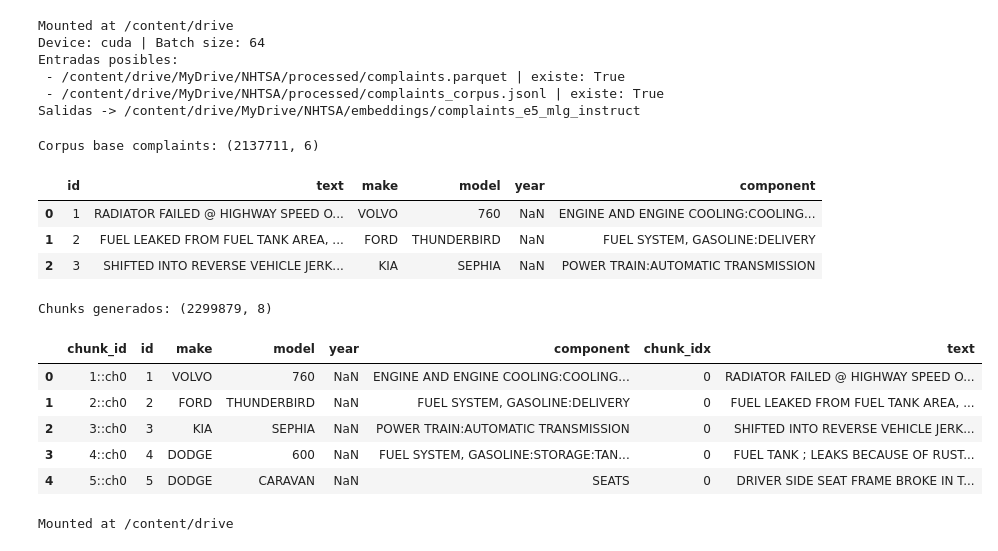
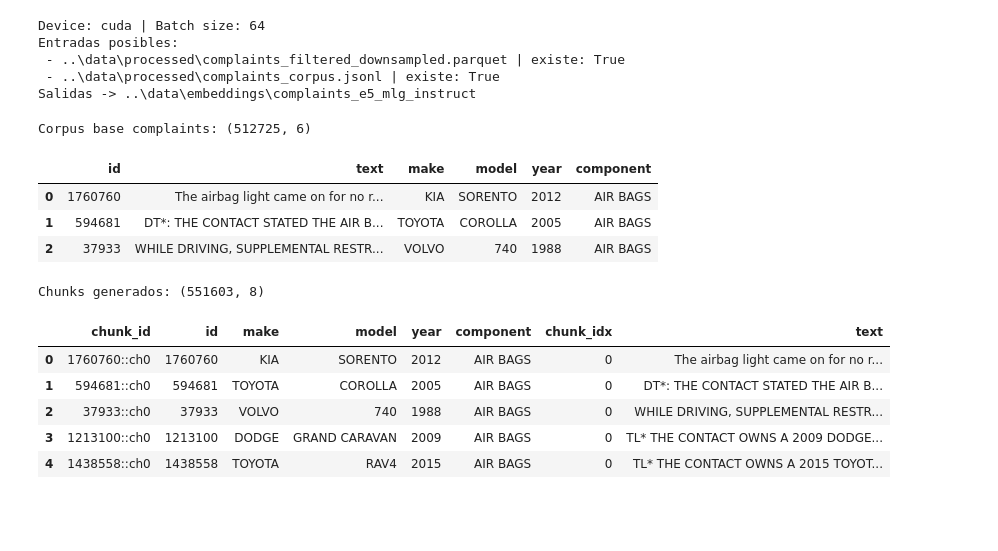
Before and after one commit to erikmoralestec/proyecto-integrador-grafos-de-conocimiento-llm, a Jupyter notebook: notebooks/3.2-Encajes de complaints.ipynb, the cells around one changed output. Drawn from its saved outputs; the diff is of its cells as text; code cells hidden in the pictures; blank space fills up the shorter version.

```diff
--- a/notebooks/3.2-Encajes de complaints.ipynb
+++ b/notebooks/3.2-Encajes de complaints.ipynb
@@ -125,17 +134,4 @@ Se aplicaron verificaciones automáticas por shard:
 # %%
-# ── Montaje de Drive  ─────────────────────────────────────────────
-from google.colab import drive
-drive.mount('/content/drive')
-
-# ── Dependencias ──────────────────────────────────────────────────────────────
-!pip -q install sentence-transformers==3.0.1
-
-# ── Librerías ─────────────────────────────────────────────────────────────────
-import os, re, json, math, hashlib, textwrap, gc, time
-from pathlib import Path
-import numpy as np
-import pandas as pd
-
 # ── Detección de dispositivo ─────────────────────────────────────────────────
 import torch
 if torch.cuda.is_available():
@@ -153,11 +149,11 @@ NORMALIZE  = True
 BATCH_SIZE = 64 if DEVICE in ("cuda","mps") else 16
 
 # ── Rutas I/O ─────────────────────────────────────────────────────────────────
-BASE_IN   = Path("/content/drive/MyDrive/NHTSA/processed")
-PARQ_IN   = BASE_IN / "complaints.parquet"
+BASE_IN   = Path("../data/processed")
+PARQ_IN   = BASE_IN / "complaints_filtered_downsampled.parquet"
 JSONL_IN  = BASE_IN / "complaints_corpus.jsonl"  # alternativo
 
-BASE_OUT  = Path("/content/drive/MyDrive/NHTSA/embeddings/complaints_e5_mlg_instruct")
+BASE_OUT  = Path("../data/embeddings/complaints_e5_mlg_instruct")
 BASE_OUT.mkdir(parents=True, exist_ok=True)
 
 VEC_NPY   = BASE_OUT / "complaints_embeddings.npy"
@@ -171,12 +167,11 @@ print(" -", PARQ_IN,  "| existe:", PARQ_IN.exists())
 print(" -", JSONL_IN, "| existe:", JSONL_IN.exists())
 print("Salidas ->", BASE_OUT)
 # %% [output]
-Mounted at /content/drive
 Device: cuda | Batch size: 64
 Entradas posibles:
- - /content/drive/MyDrive/NHTSA/processed/complaints.parquet | existe: True
- - /content/drive/MyDrive/NHTSA/processed/complaints_corpus.jsonl | existe: True
-Salidas -> /content/drive/MyDrive/NHTSA/embeddings/complaints_e5_mlg_instruct
+ - ..\data\processed\complaints_filtered_downsampled.parquet | existe: True
+ - ..\data\processed\complaints_corpus.jsonl | existe: True
+Salidas -> ..\data\embeddings\complaints_e5_mlg_instruct
 # %%
 # ──────────────────────────────────────────────────────────────────────────────
 # CE L D A 1 · Cargar corpus de Complaints y generar chunks (~900 caracteres)
@@ -185,8 +180,8 @@ import pandas as pd, numpy as np, json, textwrap
 from pathlib import Path
 from tqdm import tqdm
 
-PARQ_IN  = Path("/content/drive/MyDrive/NHTSA/processed/complaints.parquet")
-JSONL_IN = Path("/content/drive/MyDrive/NHTSA/processed/complaints_corpus.jsonl")
+PARQ_IN  = Path("../data/processed/complaints_filtered_downsampled.parquet")
+JSONL_IN = Path("../data/processed/complaints_corpus.jsonl")
 
 def normalize_year(x):
     try:
@@ -253,7 +248,7 @@ def load_complaints_corpus(parquet_path: Path, jsonl_path: Path) -> pd.DataFrame
                 })
         return pd.DataFrame(rows)
     else:
-        raise FileNotFoundError("No se encontraron complaints.parquet ni complaints_corpus.jsonl")
+        raise FileNotFoundError("No se encontraron complaints_filtered_downsampled.parquet ni complaints_corpus.jsonl")
 
 def make_chunks(df_base: pd.DataFrame, wrap_width: int = 900) -> pd.DataFrame:
     """Crea chunks textuales ≤ wrap_width con metadatos básicos."""
@@ -265,48 +260,43 @@ def make_chunks(df_base: pd.DataFrame, wrap_width: int = 900) -> pd.DataFrame:
         if not chunks:
             continue
         for j, ch in enumerate(chunks):
             records.append({
                 "chunk_id": f"{rid}::ch{j}",
                 "id": rid,
                 "make": r.get("make"),
                 "model": r.get("model"),
                 "year": r.get("year"),
                 "component": r.get("component"),
                 "chunk_idx": j,
                 "text": ch
             })
     return pd.DataFrame.from_records(records)
 
 # Ejecutar carga y chunking
 corpusC = load_complaints_corpus(PARQ_IN, JSONL_IN)
 print("Corpus base complaints:", corpusC.shape)
 display(corpusC.head(3))
 
 complaints_ch = make_chunks(corpusC, wrap_width=1200)
 print("Chunks generados:", complaints_ch.shape)
 display(complaints_ch.head(5))
 
 # Chequeos mínimos
 assert {"id","text","chunk_id"}.issubset(complaints_ch.columns), "Faltan columnas mínimas"
 assert len(complaints_ch) > 0, "No hay chunks generados"
 # %% [output]
-Corpus base complaints: (2137711, 6)
+Corpus base complaints: (512725, 6)
 |  | id | text | make | model | year | component |
-| 0 | 1 | RADIATOR FAILED @ HIGHWAY SPEED O... | VOLVO | 760 | NaN | ENGINE AND ENGINE COOLING:COOLING... |
-| 1 | 2 | FUEL LEAKED FROM FUEL TANK AREA, ... | FORD | THUNDERBIRD | NaN | FUEL SYSTEM, GASOLINE:DELIVERY |
-| 2 | 3 | SHIFTED INTO REVERSE VEHICLE JERK... | KIA | SEPHIA | NaN | POWER TRAIN:AUTOMATIC TRANSMISSION |
+| 0 | 1760760 | The airbag light came on for no r... | KIA | SORENTO | 2012 | AIR BAGS |
+| 1 | 594681 | DT*: THE CONTACT STATED THE AIR B... | TOYOTA | COROLLA | 2005 | AIR BAGS |
+| 2 | 37933 | WHILE DRIVING, SUPPLEMENTAL RESTR... | VOLVO | 740 | 1988 | AIR BAGS |
-Chunks generados: (2299879, 8)
+Chunks generados: (551603, 8)
 |  | chunk_id | id | make | model | year | component | chunk_idx | text |
-| 0 | 1::ch0 | 1 | VOLVO | 760 | NaN | ENGINE AND ENGINE COOLING:COOLING... | 0 | RADIATOR FAILED @ HIGHWAY SPEED O... |
-| 1 | 2::ch0 | 2 | FORD | THUNDERBIRD | NaN | FUEL SYSTEM, GASOLINE:DELIVERY | 0 | FUEL LEAKED FROM FUEL TANK AREA, ... |
-| 2 | 3::ch0 | 3 | KIA | SEPHIA | NaN | POWER TRAIN:AUTOMATIC TRANSMISSION | 0 | SHIFTED INTO REVERSE VEHICLE JERK... |
-| 3 | 4::ch0 | 4 | DODGE | 600 | NaN | FUEL SYSTEM, GASOLINE:STORAGE:TAN... | 0 | FUEL TANK ; LEAKS BECAUSE OF RUST... |
-| 4 | 5::ch0 | 5 | DODGE | CARAVAN | NaN | SEATS | 0 | DRIVER SIDE SEAT FRAME BROKE IN T... |
+| 0 | 1760760::ch0 | 1760760 | KIA | SORENTO | 2012 | AIR BAGS | 0 | The airbag light came on for no r... |
+| 1 | 594681::ch0 | 594681 | TOYOTA | COROLLA | 2005 | AIR BAGS | 0 | DT*: THE CONTACT STATED THE AIR B... |
+| 2 | 37933::ch0 | 37933 | VOLVO | 740 | 1988 | AIR BAGS | 0 | WHILE DRIVING, SUPPLEMENTAL RESTR... |
+| 3 | 1213100::ch0 | 1213100 | DODGE | GRAND CARAVAN | 2009 | AIR BAGS | 0 | TL* THE CONTACT OWNS A 2009 DODGE... |
+| 4 | 1438558::ch0 | 1438558 | TOYOTA | RAV4 | 2015 | AIR BAGS | 0 | TL* THE CONTACT OWNS A 2015 TOYOT... |
-# %%
-from google.colab import drive
-drive.mount('/content/drive')
-# %% [output]
-Mounted at /content/drive
 # %%
 import os
 # Mitiga fragmentación de VRAM (PyTorch 2.0+)
```
Also changed, not shown: parts of 3 cells of this notebook, 23 other files.
